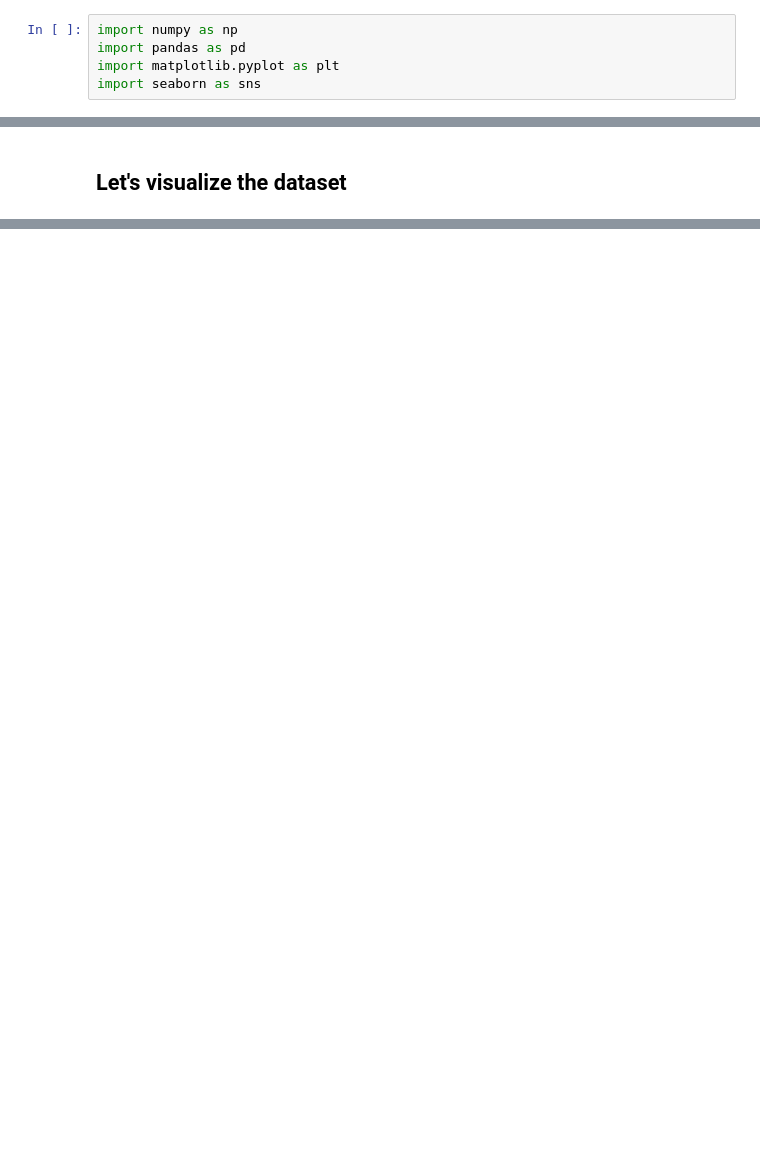
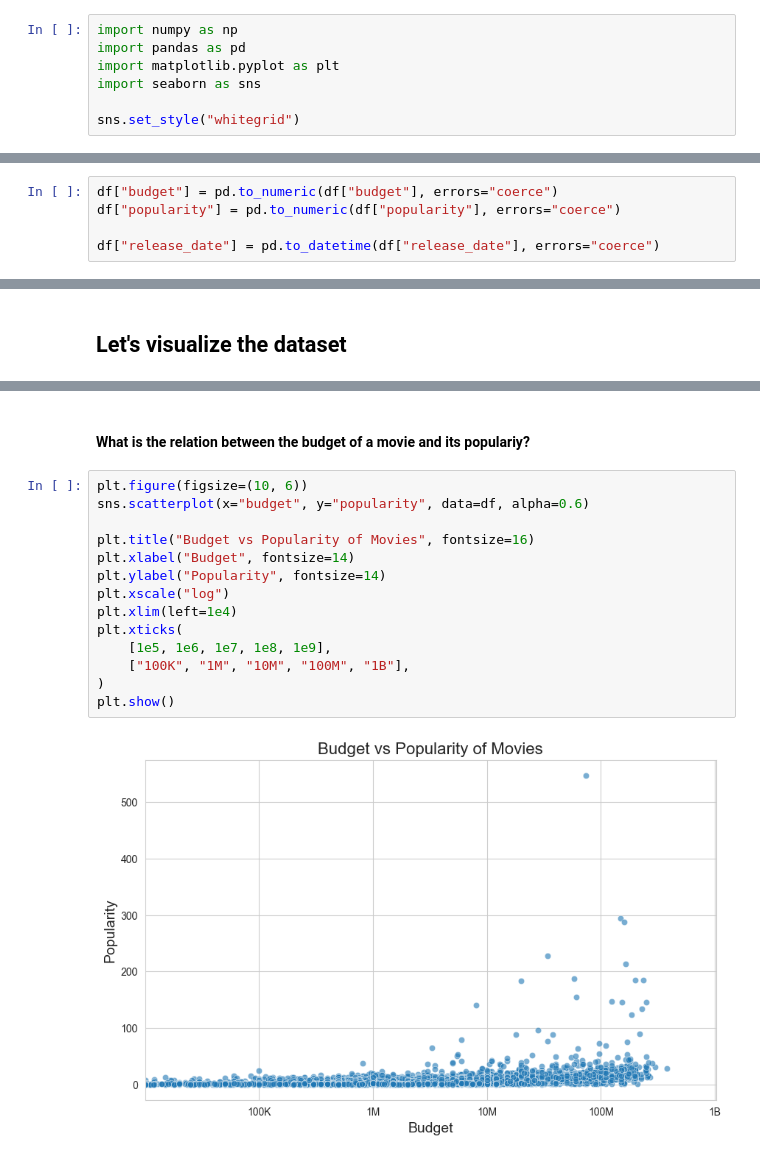
Before and after one commit to Mamdouh66/Sameer, a Jupyter notebook: notebooks/ExploratryDataAnalysis.ipynb, the cells around one changed output, grey strips where cells are left out. Saved outputs shown, nothing was run; the diff lists cells and outputs as text; blank space fills up the shorter version.

Commit message:
✨ ADD: Some visualizations about the dataset regarding popularity

```diff
--- a/notebooks/ExploratryDataAnalysis.ipynb
+++ b/notebooks/ExploratryDataAnalysis.ipynb
@@ -7,6 +7,8 @@ import numpy as np
 import pandas as pd
 import matplotlib.pyplot as plt
 import seaborn as sns
+
+sns.set_style("whitegrid")
 # %%
 df = pd.read_csv("../data/movies_metadata.csv")
 df.info()
@@ -97,0 +126,5 @@ df.head()
+# %%
+df["budget"] = pd.to_numeric(df["budget"], errors="coerce")
+df["popularity"] = pd.to_numeric(df["popularity"], errors="coerce")
+
+df["release_date"] = pd.to_datetime(df["release_date"], errors="coerce")
@@ -99,0 +174,18 @@ df.head()
+# %% [markdown]
+#### What is the relation between the budget of a movie and its populariy?
+# %%
+plt.figure(figsize=(10, 6))
+sns.scatterplot(x="budget", y="popularity", data=df, alpha=0.6)
+
+plt.title("Budget vs Popularity of Movies", fontsize=16)
+plt.xlabel("Budget", fontsize=14)
+plt.ylabel("Popularity", fontsize=14)
+plt.xscale("log")
+plt.xlim(left=1e4)
+plt.xticks(
+    [1e5, 1e6, 1e7, 1e8, 1e9],
+    ["100K", "1M", "10M", "100M", "1B"],
+)
+plt.show()
+# %% [output]
+[figure, added]
```
Also changed, not shown: parts of 18 cells of this notebook.
